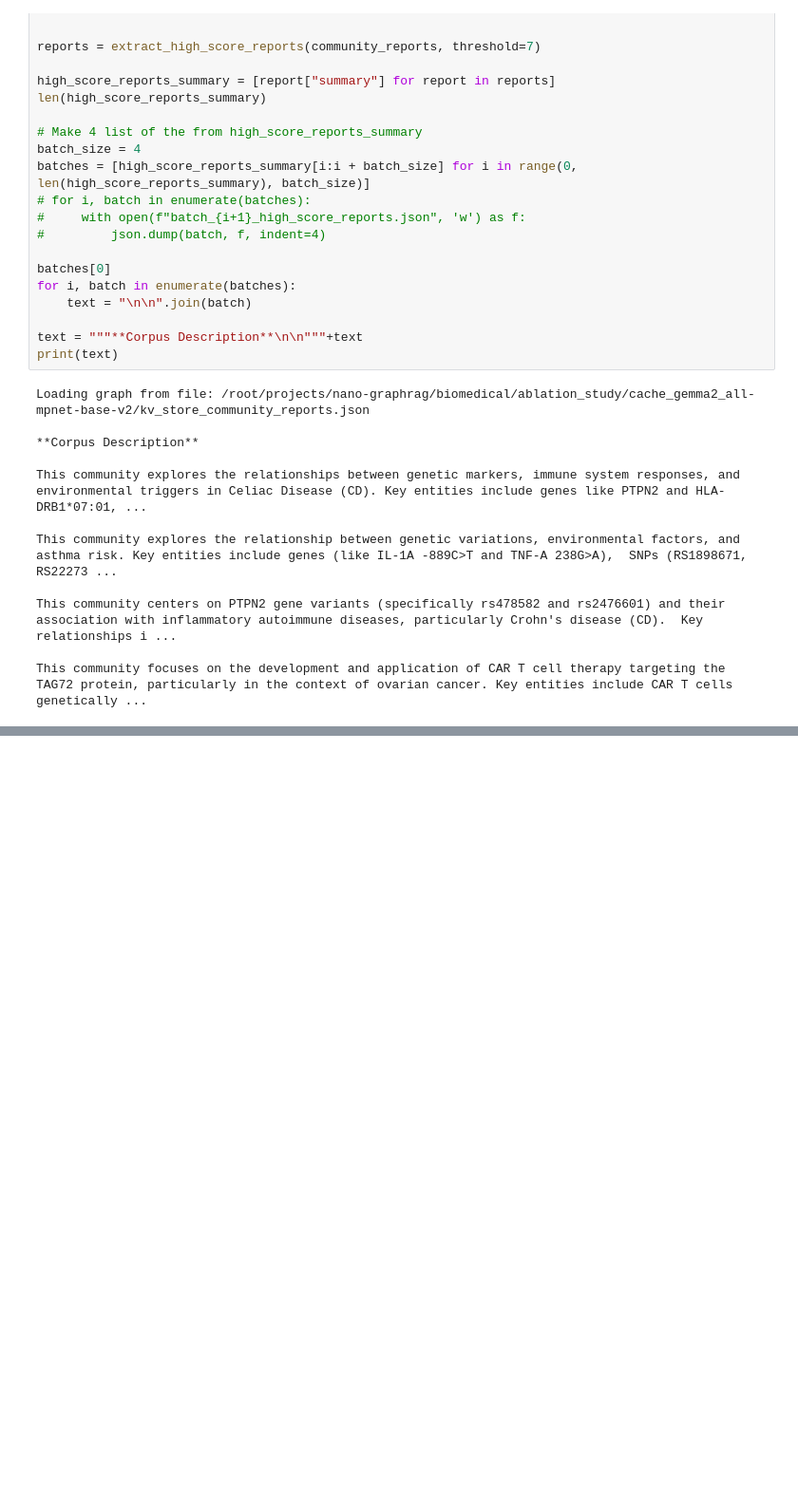
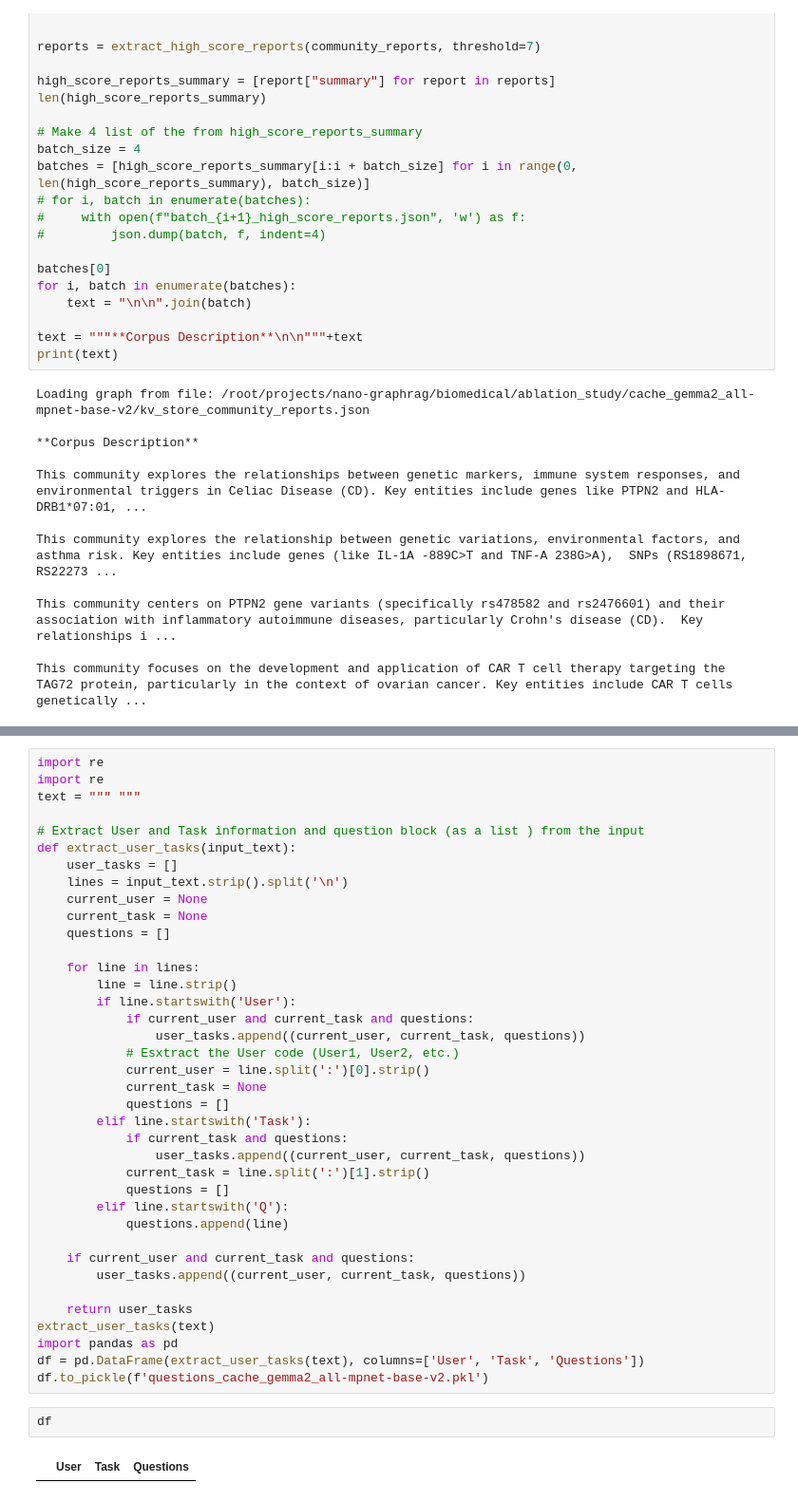
Before and after one commit to johndef64/nutrig-graphrag, a Jupyter notebook: biomedical/question_generation/question_generation_aibio.ipynb, the cells around one changed output, grey strips where cells are left out. Shown at 95% size. Drawn from its saved outputs; the diff is of its cells as text; blank space fills up the shorter version.

````diff
--- a/biomedical/question_generation/question_generation_aibio.ipynb
+++ b/biomedical/question_generation/question_generation_aibio.ipynb
@@ -899,3 +901,45 @@ INFO:httpx:HTTP Request: POST https://api.groq.com/openai/v1/chat/completions "H
 ```
 <<< ----------------- >>>
 ... (8 outputs left out)
+# %%
+import re
+import re
+text = """ """
+
+# Extract User and Task information and question block (as a list ) from the input
+def extract_user_tasks(input_text):
+    user_tasks = []
+    lines = input_text.strip().split('\n')
+    current_user = None
+    current_task = None
+    questions = []
+
+    for line in lines:
+        line = line.strip()
+        if line.startswith('User'):
+            if current_user and current_task and questions:
+                user_tasks.append((current_user, current_task, questions))
+            # Esxtract the User code (User1, User2, etc.)
+            current_user = line.split(':')[0].strip()
+            current_task = None
+            questions = []
+        elif line.startswith('Task'):
+            if current_task and questions:
+                user_tasks.append((current_user, current_task, questions))
+            current_task = line.split(':')[1].strip()
+            questions = []
+        elif line.startswith('Q'):
+            questions.append(line)
+
+    if current_user and current_task and questions:
+        user_tasks.append((current_user, current_task, questions))
+
+    return user_tasks
+extract_user_tasks(text)
+import pandas as pd
+df = pd.DataFrame(extract_user_tasks(text), columns=['User', 'Task', 'Questions'])
+df.to_pickle(f'questions_cache_gemma2_all-mpnet-base-v2.pkl')
+# %%
+df
+# %% [output]
+|  | User | Task | Questions |
````
Also changed, not shown: parts of 1 cell of this notebook, 1 other file.
